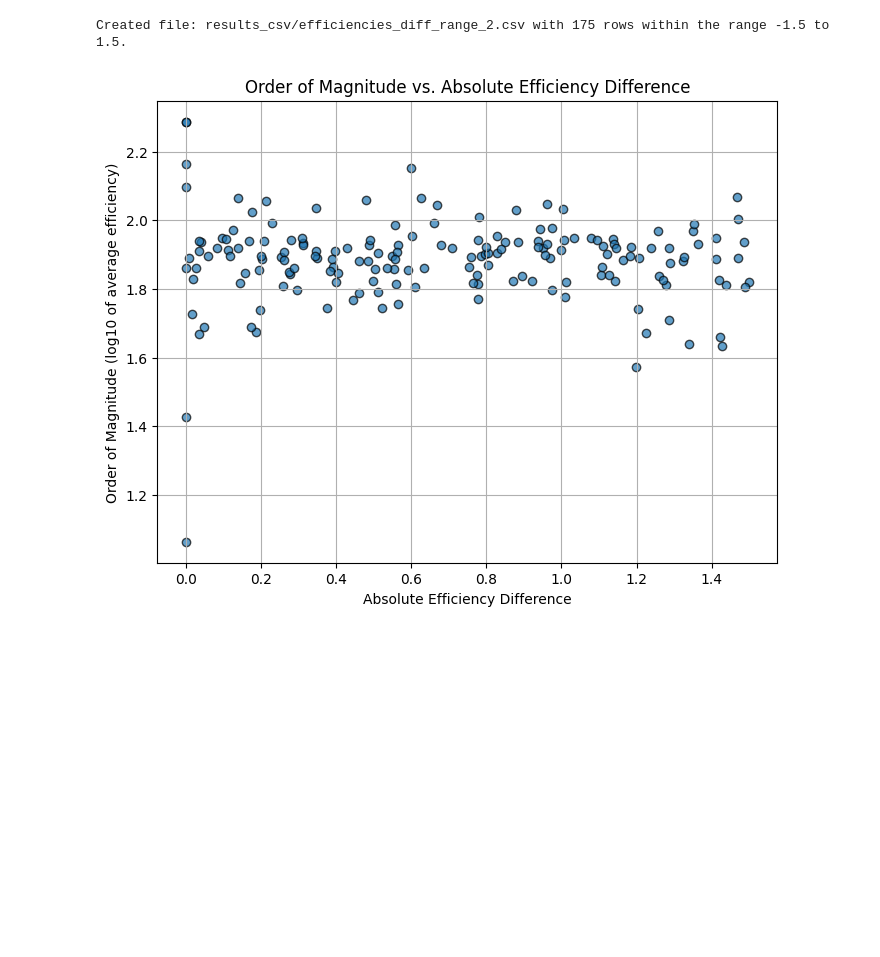
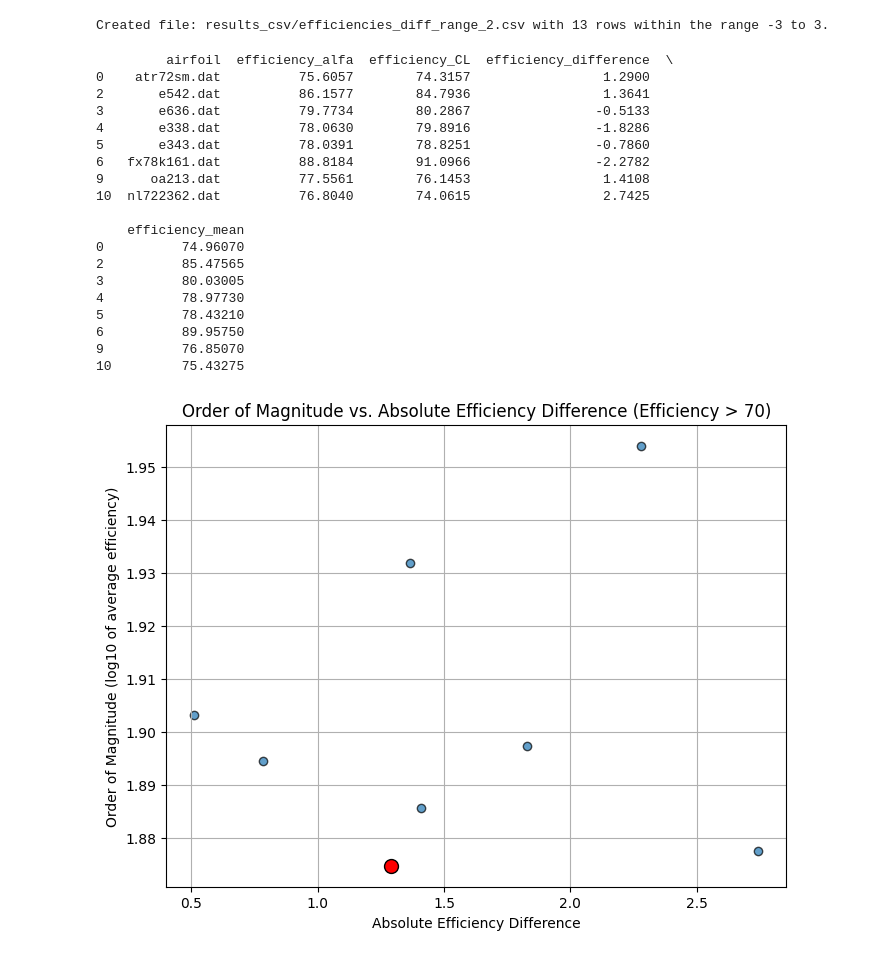
Before and after one commit to ledanielroman/AA2_ISAE, a Jupyter notebook: AS_laminar.ipynb, the cells around one changed output. Saved outputs shown, nothing was run; the diff lists cells and outputs as text; code cells hidden in the pictures; blank space fills up the shorter version.

```diff
--- a/AS_laminar.ipynb
+++ b/AS_laminar.ipynb
@@ -273,5 +411,5 @@ Created file: results_csv/efficiencies_diff_2.csv with 1432 rows.
 # %%
-def filter_efficiency_range(input_file, output_file, low=-1.5, high=1.5):
+def filter_efficiency_range(input_file, output_file, low=-3, high=3):
     """
     Reads input_file (assumed to be a CSV with headers:
     'airfoil', 'efficiency_alfa', 'efficiency_CL', and 'efficiency_difference'),
@@ -305,43 +443,71 @@ files_to_filter = [
 ]
 
 for input_file, output_file in files_to_filter:
-    filter_efficiency_range(input_file, output_file, low=-1.5, high=1.5)
+    filter_efficiency_range(input_file, output_file, low=-3, high=3)
 # %% [output]
-Created file: results_csv/efficiencies_diff_range_2.csv with 175 rows within the range -1.5 to 1.5.
+Created file: results_csv/efficiencies_diff_range_2.csv with 13 rows within the range -3 to 3.
 # %%
-import pandas as pd
-import numpy as np
-import matplotlib.pyplot as plt
-
-# 1. Load the CSV file into a DataFrame for Range 2
+# 1. Load the CSV file into a DataFrame
 df = pd.read_csv('results_csv/efficiencies_diff_range_2.csv')
 
 # 2. Compute the average efficiency from the alfa and CL columns
 df['efficiency_mean'] = (df['efficiency_alfa'] + df['efficiency_CL']) / 2.0
 
-# 3. Compute the order of magnitude (log10) of the average efficiency
-#    (Ensure that efficiency_mean > 0 to avoid issues with log10)
-df = df[df['efficiency_mean'] > 0]  # Filter out any non-positive values if needed
+# 3. Filter to keep airfoils with 75 < efficiency_mean < 100
+df = df[(df['efficiency_mean'] > 70)]
+print(df)
+
+# 4. Compute the order of magnitude (log10) of the average efficiency
 df['eff_order'] = np.log10(df['efficiency_mean'])
 
-# 4. Compute the absolute value of the efficiency difference
+# 5. Compute the absolute value of the efficiency difference
 df['abs_diff'] = df['efficiency_difference'].abs()
 
-# 5. Create a scatter plot: x-axis = absolute efficiency difference, y-axis = order of magnitude
+# 6. Create a scatter plot for all filtered airfoils
 plt.figure(figsize=(8,6))
 plt.scatter(
     df['abs_diff'],    # x-axis: absolute efficiency difference
     df['eff_order'],   # y-axis: log10(average efficiency)
     alpha=0.7,
     edgecolor='k'
 )
 
+# 7. Highlight the "atr72sm.dat" reference point in red
+ref_point = df[df['airfoil'] == 'atr72sm.dat']
+if not ref_point.empty:
+    plt.scatter(
+        ref_point['abs_diff'],
+        ref_point['eff_order'],
+        s=100,         # larger marker size
+        color='red',   # distinct color
+        edgecolor='k',
+        zorder=5       # ensure it appears on top
+    )
+
+# 8. Label axes and show the plot
 plt.xlabel('Absolute Efficiency Difference')
 plt.ylabel('Order of Magnitude (log10 of average efficiency)')
-plt.title('Order of Magnitude vs. Absolute Efficiency Difference')
+plt.title('Order of Magnitude vs. Absolute Efficiency Difference (Efficiency > 70)')
 plt.grid(True)
-
-# 6. Show the plot
 plt.show()
 # %% [output]
+         airfoil  efficiency_alfa  efficiency_CL  efficiency_difference  \
+0    atr72sm.dat          75.6057        74.3157                 1.2900
+2       e542.dat          86.1577        84.7936                 1.3641
+3       e636.dat          79.7734        80.2867                -0.5133
+4       e338.dat          78.0630        79.8916                -1.8286
+5       e343.dat          78.0391        78.8251                -0.7860
+6   fx78k161.dat          88.8184        91.0966                -2.2782
+9      oa213.dat          77.5561        76.1453                 1.4108
+10  nl722362.dat          76.8040        74.0615                 2.7425
+
+    efficiency_mean
+0          74.96070
+2          85.47565
+3          80.03005
+4          78.97730
+5          78.43210
+6          89.95750
+9          76.85070
+10         75.43275
-[figure, old version]
+[figure, new version]
```
Also changed, not shown: parts of 5 cells of this notebook, 9 other files.
